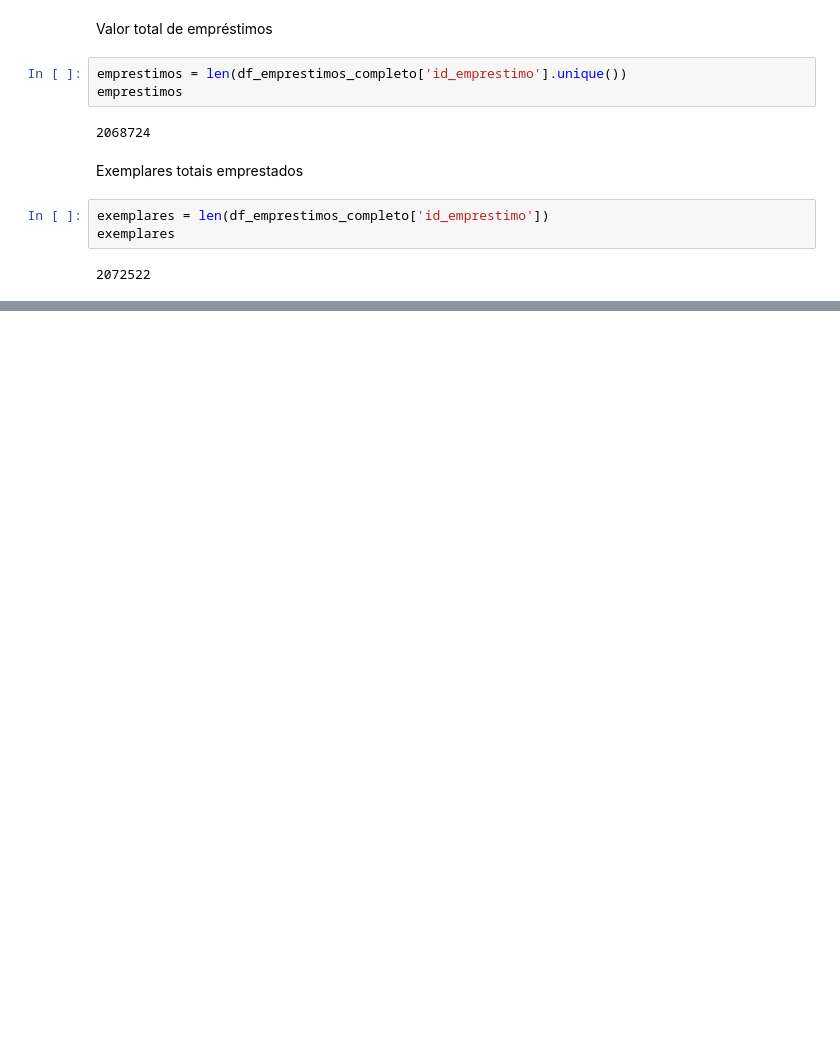
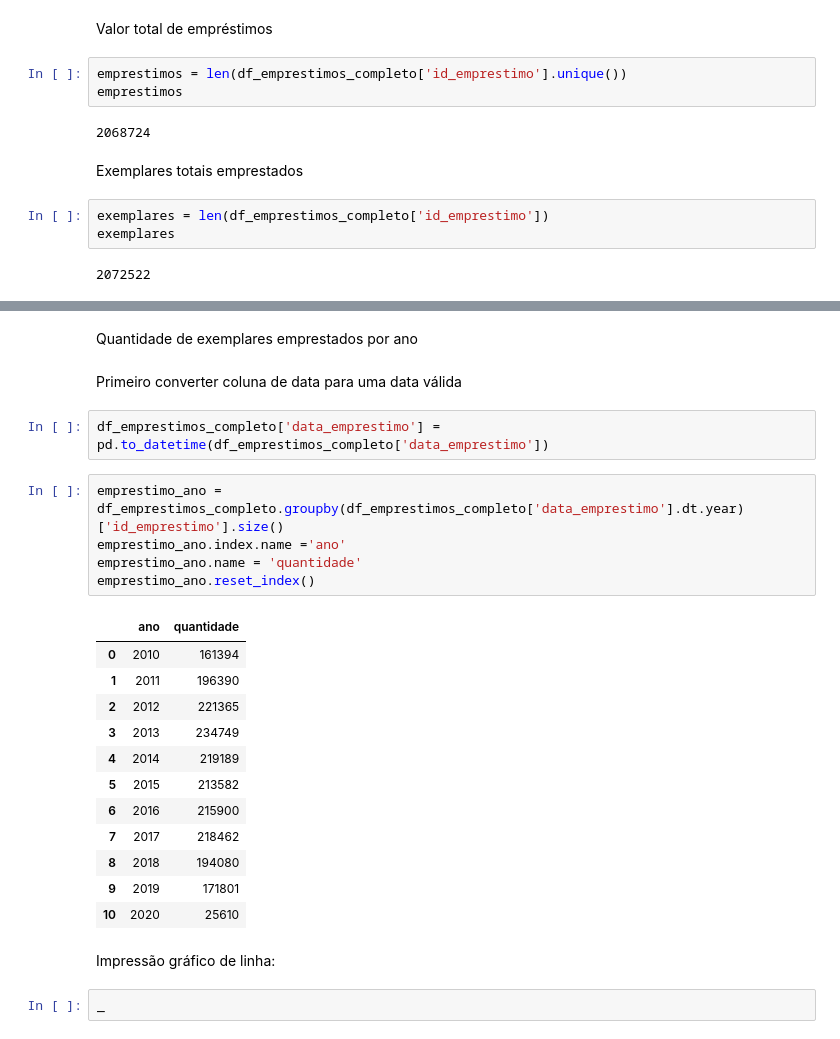
Before and after one commit to WyndamBaxter/Desafio-7-days-of-coding-dashboard, a Jupyter notebook: Analise_exploratoria.ipynb, the cells around one changed output, grey strips where cells are left out. Cells and saved outputs as stored; diff of their text form; blank space fills up the shorter version.

```diff
--- a/Analise_exploratoria.ipynb
+++ b/Analise_exploratoria.ipynb
@@ -267,0 +282,28 @@ df_emprestimos_biblioteca
+# %% [markdown]
+Quantidade de exemplares emprestados por ano
+# %% [markdown]
+Primeiro converter  coluna de data para uma data válida
+# %%
+df_emprestimos_completo['data_emprestimo'] = pd.to_datetime(df_emprestimos_completo['data_emprestimo'])
+# %%
+emprestimo_ano = df_emprestimos_completo.groupby(df_emprestimos_completo['data_emprestimo'].dt.year)['id_emprestimo'].size()
+emprestimo_ano.index.name ='ano'
+emprestimo_ano.name = 'quantidade'
+emprestimo_ano.reset_index()
+# %% [output]
+|  | ano | quantidade |
+| 0 | 2010 | 161394 |
+| 1 | 2011 | 196390 |
+| 2 | 2012 | 221365 |
+| 3 | 2013 | 234749 |
+| 4 | 2014 | 219189 |
+| 5 | 2015 | 213582 |
+| 6 | 2016 | 215900 |
+| 7 | 2017 | 218462 |
+| 8 | 2018 | 194080 |
+| 9 | 2019 | 171801 |
+| 10 | 2020 | 25610 |
+# %% [markdown]
+Impressão gráfico de linha:
+# %%
+_
```
Also changed, not shown: parts of 1 cell of this notebook.
